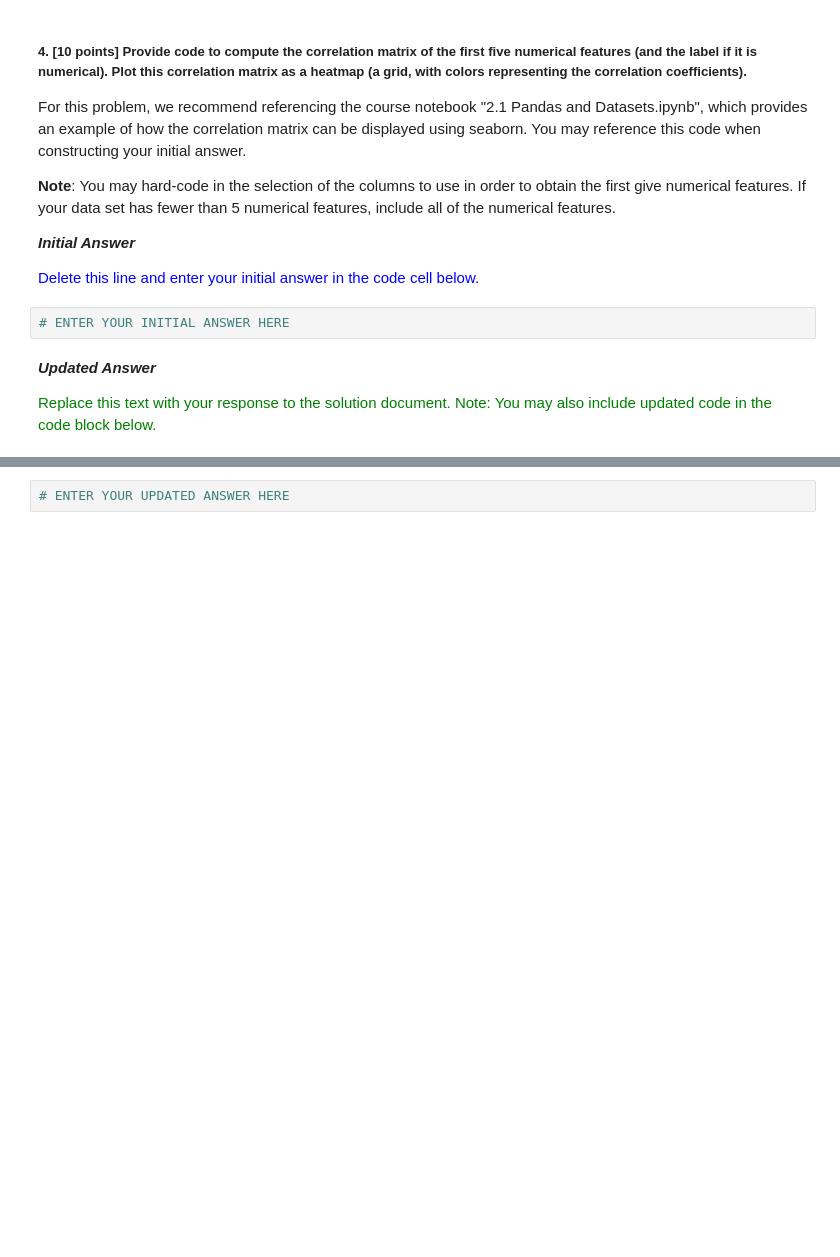
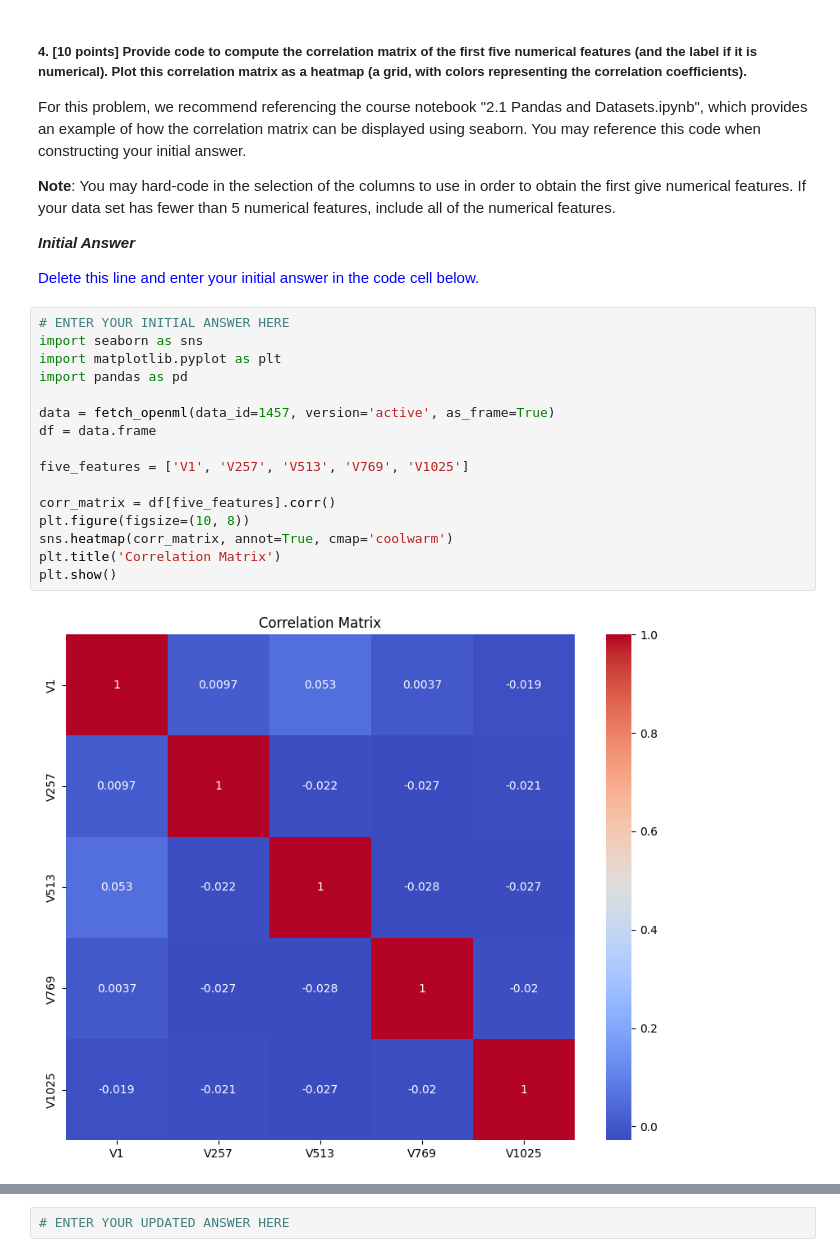
Before and after one commit to cnobleshriver/cs389, a Jupyter notebook: homework1.ipynb, the cells around one changed output, grey strips where cells are left out. Saved outputs shown, nothing was run; the diff lists cells and outputs as text; blank space fills up the shorter version.

```diff
--- a/homework1.ipynb
+++ b/homework1.ipynb
@@ -215,9 +229,21 @@ For this problem, we recommend referencing the course notebook "2.1 Pandas and D
 ***Initial Answer***
 
 <font color="blue">Delete this line and enter your initial answer in the code cell below.</font>
-# %%
-# ENTER YOUR INITIAL ANSWER HERE
-# %% [markdown]
-***Updated Answer***
-
-<font color="Green">Replace this text with your response to the solution document. Note: You may also include updated code in the code block below.</font>
+# %%
+# ENTER YOUR INITIAL ANSWER HERE
+import seaborn as sns
+import matplotlib.pyplot as plt
+import pandas as pd
+
+data = fetch_openml(data_id=1457, version='active', as_frame=True)
+df = data.frame
+
+five_features = ['V1', 'V257', 'V513', 'V769', 'V1025']
+
+corr_matrix = df[five_features].corr()
+plt.figure(figsize=(10, 8))
+sns.heatmap(corr_matrix, annot=True, cmap='coolwarm')
+plt.title('Correlation Matrix')
+plt.show()
+# %% [output]
+[figure, added]
```
Also changed, not shown: parts of 14 cells of this notebook, 1 other file.
